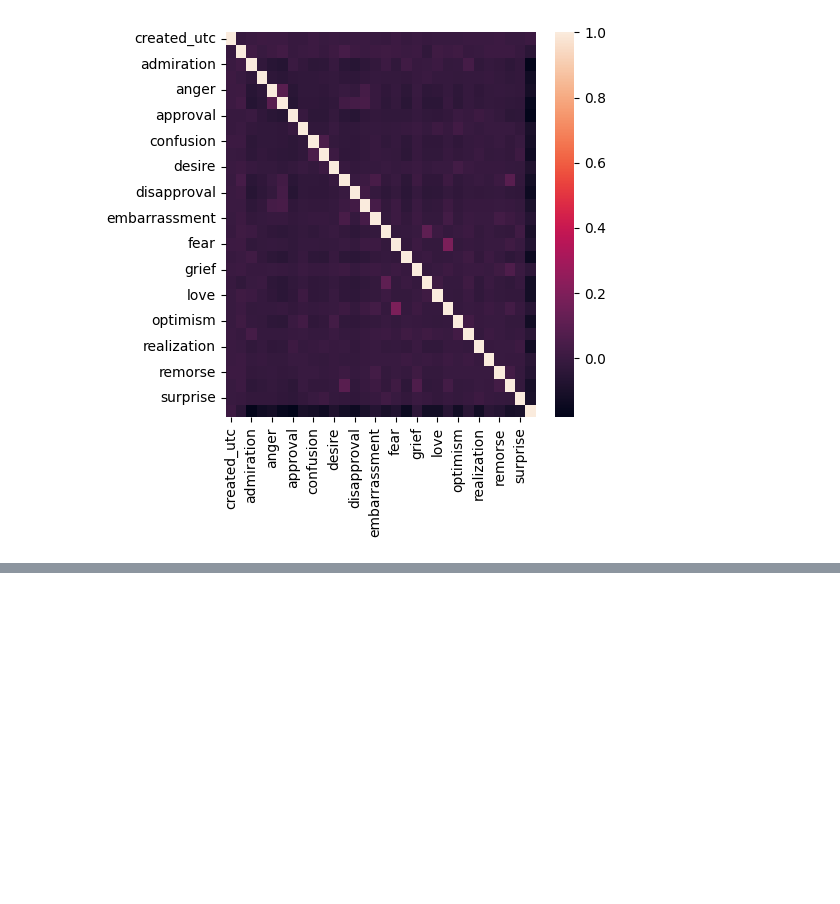
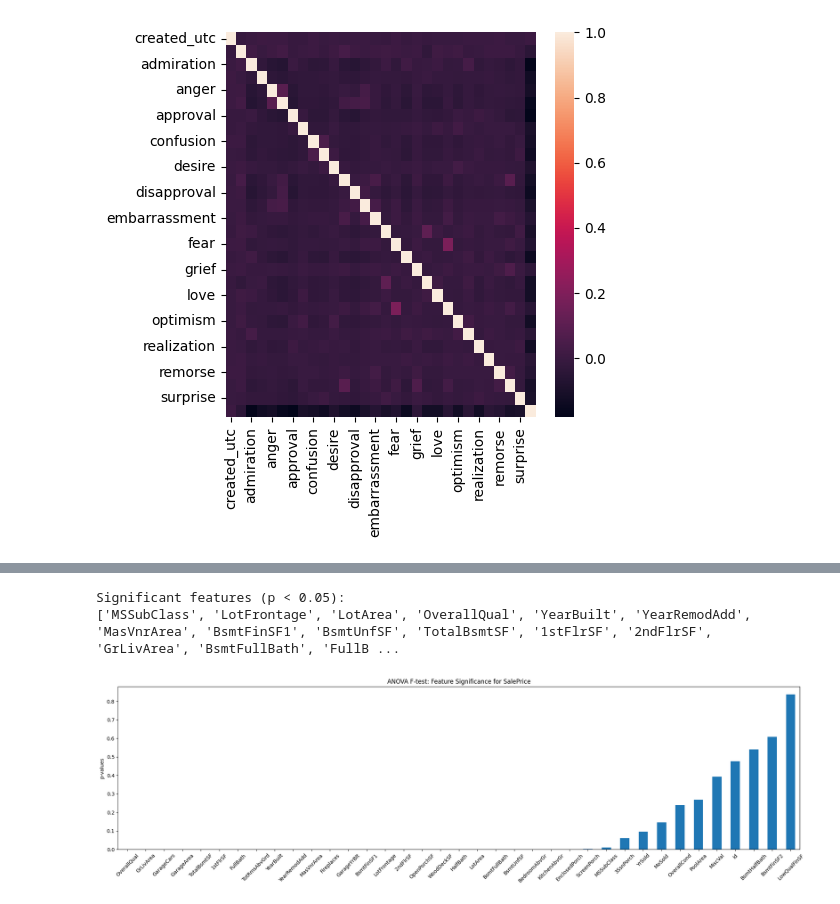
Before and after one commit to AMJAMAITHILI/ML_LAB-141, a Jupyter notebook: ML_LAB2.ipynb, the cells around one changed output, grey strips where cells are left out. Saved outputs shown, nothing was run; the diff lists cells and outputs as text; code cells hidden in the pictures; blank space fills up the shorter version.

```diff
--- a/ML_LAB2.ipynb
+++ b/ML_LAB2.ipynb
@@ -171,0 +346,34 @@ Number of correlated features: 0
+# %%
+import pandas as pd
+import matplotlib.pyplot as plt
+from sklearn.model_selection import train_test_split
+from sklearn.feature_selection import f_regression
+
+
+# 2. Select only numeric features
+x_train_numeric = x_train.select_dtypes(include=['number'])
+
+# 3. Fill missing values with 0 (you can use mean instead if preferred)
+x_train_filled = x_train_numeric.fillna(0)
+
+# 4. Perform ANOVA F-test for regression
+f_scores, p_values = f_regression(x_train_filled, y_train)
+
+# 5. Create Series with p-values
+univariate = pd.Series(p_values, index=x_train_filled.columns)
+
+# 6. Filter features with p-value < 0.05
+significant_features = univariate[univariate < 0.05]
+print("Significant features (p < 0.05):")
+print(significant_features.index.tolist())
+
+# 7. Plot sorted p-values
+univariate.sort_values(ascending=True).plot.bar(figsize=(20, 6), rot=45)
+plt.ylabel("p-values")
+plt.title("ANOVA F-test: Feature Significance for SalePrice")
+plt.tight_layout()
+plt.show()
+# %% [output]
+Significant features (p < 0.05):
+['MSSubClass', 'LotFrontage', 'LotArea', 'OverallQual', 'YearBuilt', 'YearRemodAdd', 'MasVnrArea', 'BsmtFinSF1', 'BsmtUnfSF', 'TotalBsmtSF', '1stFlrSF', '2ndFlrSF', 'GrLivArea', 'BsmtFullBath', 'FullB ...
+[figure, added]
```
Also changed, not shown: parts of 13 cells of this notebook.
